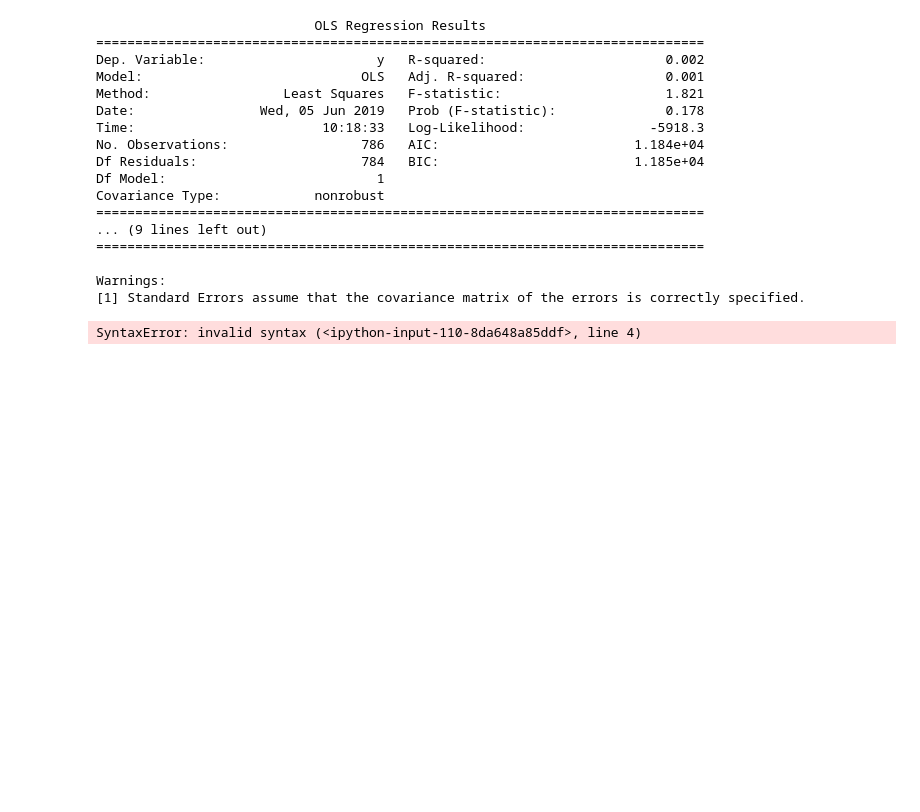
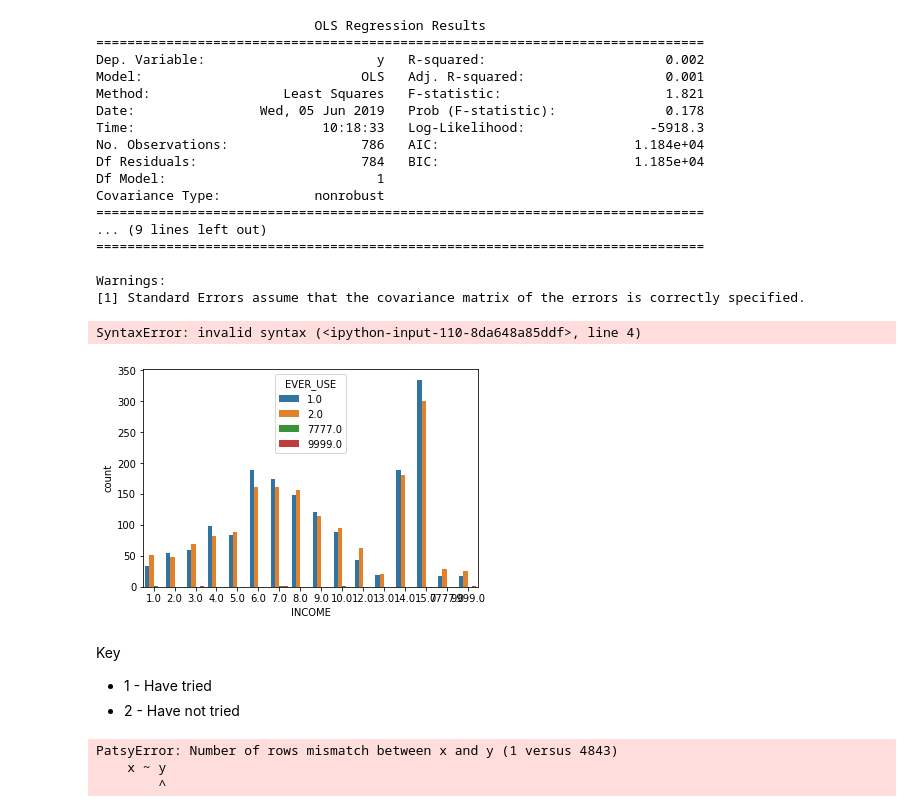
Before and after one commit to gthein/COGS108-FinalProject, a Jupyter notebook: Analysis_Diana.ipynb, the cells around one changed output. Cells and saved outputs as stored; diff of their text form; code cells hidden in the pictures; blank space fills up the shorter version.

```diff
--- a/Analysis_Diana.ipynb
+++ b/Analysis_Diana.ipynb
@@ -238,3 +218,26 @@ print(mean_four)
 print(t, p)
 # %% [output]
 SyntaxError: invalid syntax (<ipython-input-110-8da648a85ddf>, line 4)
+# %%
+# generate grouped barplot by specifying hue
+sns.countplot(x='INCOME', hue = 'EVER_USE',
+              data=df)
+ax = plt.gca()
+# %% [output]
+[figure, added]
+# %% [markdown]
+Key
+- 1 - Have tried
+- 2 - Have not tried
+# %%
+x = ['INCOME']
+y = df['EVER_USE']
+
+outcome, predictors = patsy.dmatrices('x ~ y')
+mod = sm.OLS(outcome, predictors)
+res = mod.fit()
+print(res.summary())
+# %% [output]
+PatsyError: Number of rows mismatch between x and y (1 versus 4843)
+    x ~ y
+        ^
```
Also changed, not shown: parts of 8 cells of this notebook, 4 other files.
